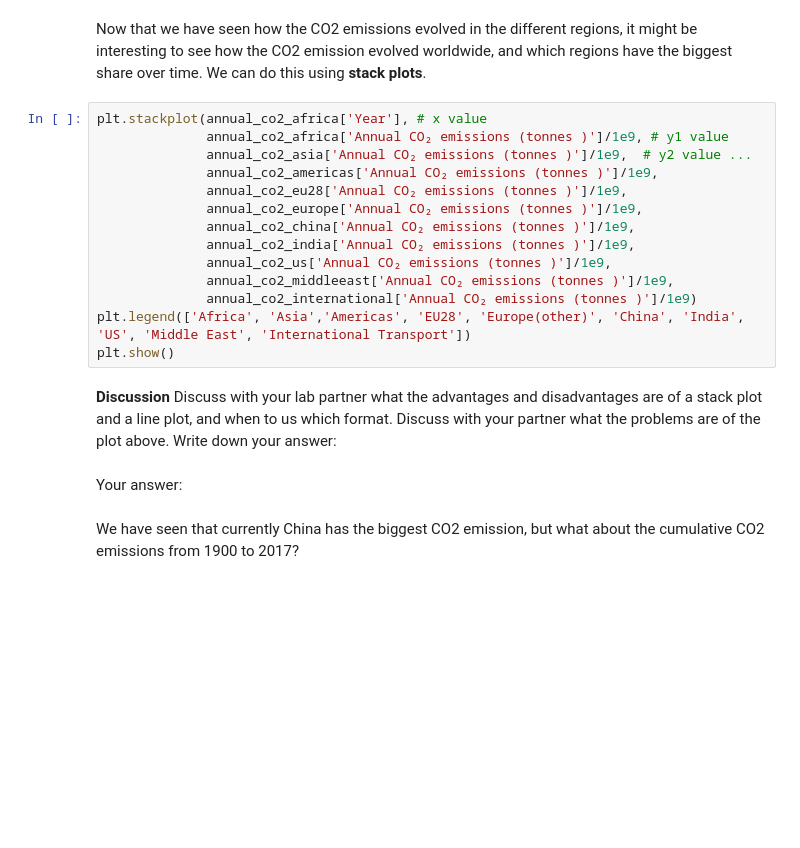
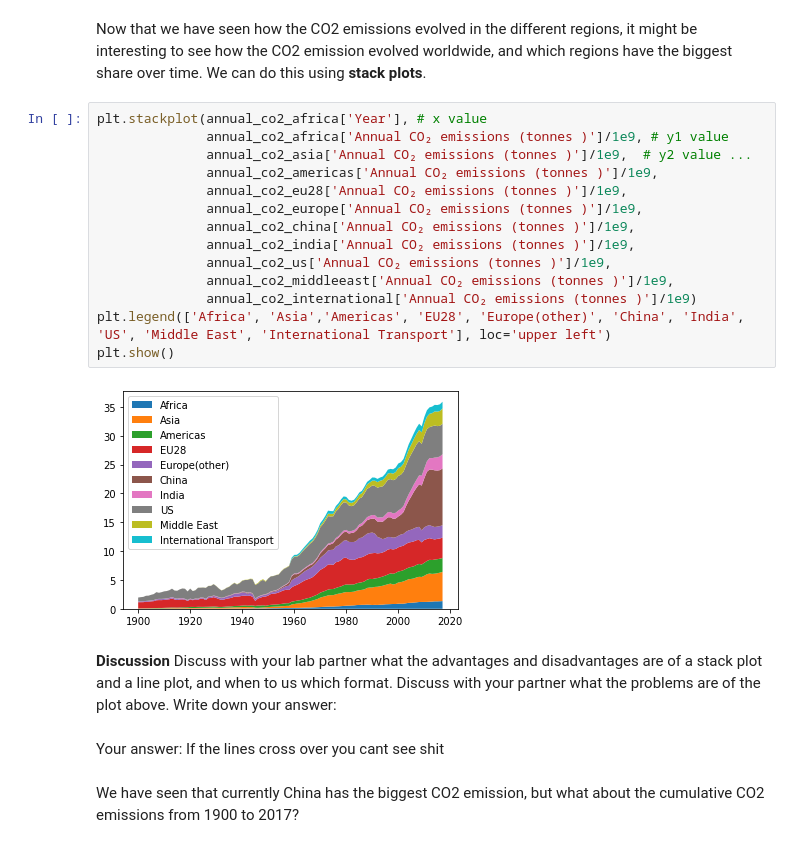
Before and after one commit to social-anthrax/FDS-S1-03-data-representation-01, a Jupyter notebook: FDS-S1-03-data-representation-01.ipynb, the cells around one changed output. Drawn from its saved outputs; the diff is of its cells as text; blank space fills up the shorter version.

```diff
--- a/FDS-S1-03-data-representation-01.ipynb
+++ b/FDS-S1-03-data-representation-01.ipynb
@@ -256,21 +356,24 @@ Now that we have seen how the CO2 emissions evolved in the different regions, it
 # %%
 plt.stackplot(annual_co2_africa['Year'], # x value
               annual_co2_africa['Annual CO₂ emissions (tonnes )']/1e9, # y1 value
               annual_co2_asia['Annual CO₂ emissions (tonnes )']/1e9,  # y2 value ...
               annual_co2_americas['Annual CO₂ emissions (tonnes )']/1e9,
               annual_co2_eu28['Annual CO₂ emissions (tonnes )']/1e9,
               annual_co2_europe['Annual CO₂ emissions (tonnes )']/1e9,
               annual_co2_china['Annual CO₂ emissions (tonnes )']/1e9,
               annual_co2_india['Annual CO₂ emissions (tonnes )']/1e9,
               annual_co2_us['Annual CO₂ emissions (tonnes )']/1e9,
               annual_co2_middleeast['Annual CO₂ emissions (tonnes )']/1e9,
               annual_co2_international['Annual CO₂ emissions (tonnes )']/1e9)
-plt.legend(['Africa', 'Asia','Americas', 'EU28', 'Europe(other)', 'China', 'India', 'US', 'Middle East', 'International Transport'])
+plt.legend(['Africa', 'Asia','Americas', 'EU28', 'Europe(other)', 'China', 'India', 'US', 'Middle East', 'International Transport'], loc='upper left')
 plt.show()
+# %% [output]
+[figure, added]
 # %% [markdown]
 **Discussion** Discuss with your lab partner what the advantages and disadvantages are of a stack plot and a line plot, and when to us which format. Discuss with your partner what the problems are of the plot above. Write down your answer:
-# %% [markdown]
-Your answer:
+# %% [markdown]
+Your answer:
+If the lines cross over you cant see shit
 # %% [markdown]
 We have seen that currently China has the biggest CO2 emission, but what about the cumulative CO2 emissions from 1900 to 2017?
 # %% [markdown]
```
Also changed, not shown: parts of 29 cells of this notebook.
